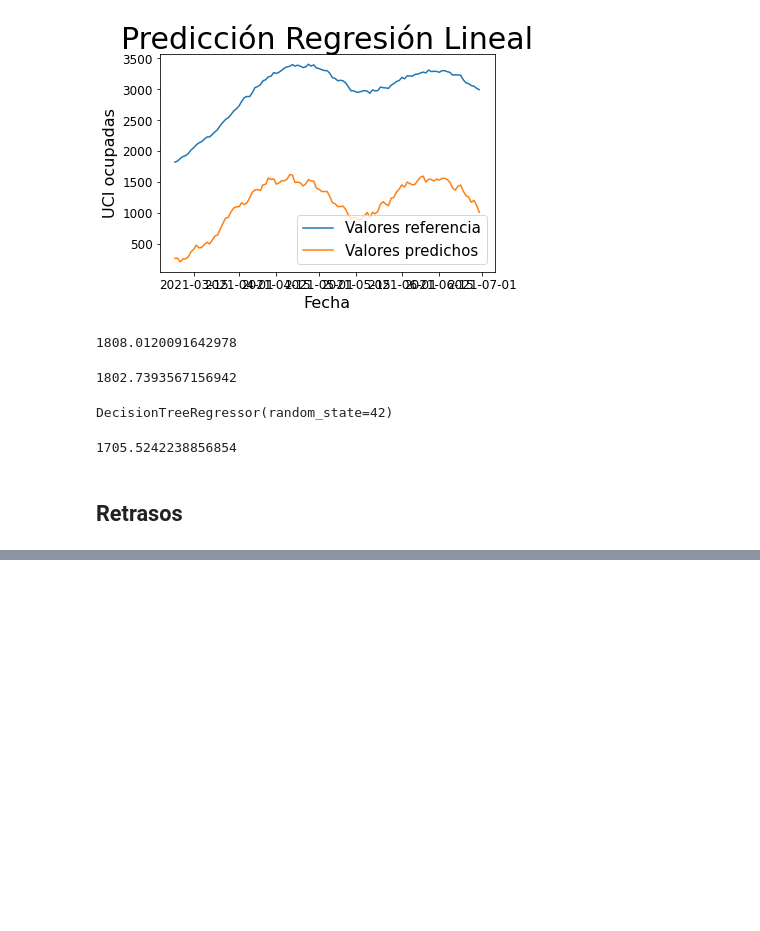
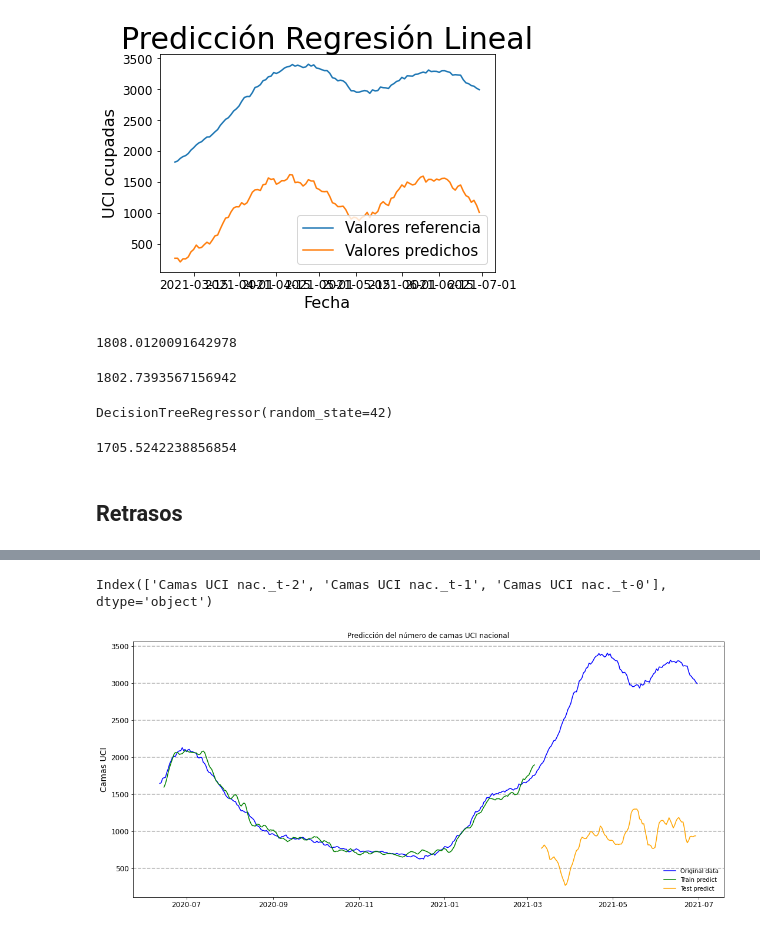
Before and after one commit to ncarf/prediction-uci, a Jupyter notebook: Prediction_UCI.ipynb, the cells around one changed output, grey strips where cells are left out. Cells and saved outputs as stored; diff of their text form; code cells hidden in the pictures; blank space fills up the shorter version.

```diff
--- a/Prediction_UCI.ipynb
+++ b/Prediction_UCI.ipynb
@@ -907,0 +968,46 @@ from keras.layers import Dense
+# %%
+# Generate predictions for training
+trainPredict = model.predict(x_train)
+testPredict = model.predict(x_test)
+# %%
+y_train.columns
+# %% [output]
+Index(['Camas UCI nac._t-2', 'Camas UCI nac._t-1', 'Camas UCI nac._t-0'], dtype='object')
+# %%
+# Shift train predictions for plotting
+trainPredictPlot = np.empty_like(data[[y_lab]])
+trainPredictPlot[:, :] = np.nan
+trainPredictPlot[look_back:len(trainPredict)+look_back, :] = trainPredict
+# %%
+# Shift test predictions for plotting
+testPredictPlot = np.empty_like(data[[y_lab]])
+testPredictPlot[:, :] = np.nan
+testPredictPlot[len(trainPredict)+(look_back*2)+1:len(data)-1, :] = testPredict
+# %%
+trainPredictPlot = pd.DataFrame(trainPredictPlot, index=data.index)
+testPredictPlot = pd.DataFrame(testPredictPlot, index=data.index)
+# %%
+# Plot original data and predictions
+fig, ax = plt.subplots(figsize=(18,8)) # Tamaño del gráfico
+plt.plot(data[[y_lab]], color="blue", label="Original data")
+
+#Título del gráfico
+ax.set_title('Predicción del número de camas UCI nacional')
+
+# Define del eje y
+ax.set_ylabel('Camas UCI')
+plt.grid(True, 'major', 'y', ls='--', lw=1.5, c='k', alpha=.3)
+
+#Define el eje x
+plt.tick_params(axis='x', which='major', labelsize=12)
+
+#plt.axis([0, 155,0,650])
+
+plt.plot(trainPredictPlot, color="green", label="Train predict")
+plt.plot(testPredictPlot, color="orange", label="Test predict")
+ax.legend(loc="lower right", title="", frameon=False)
+
+
+plt.show()
+# %% [output]
+[figure, added]
```
Also changed, not shown: parts of 13 cells of this notebook.
